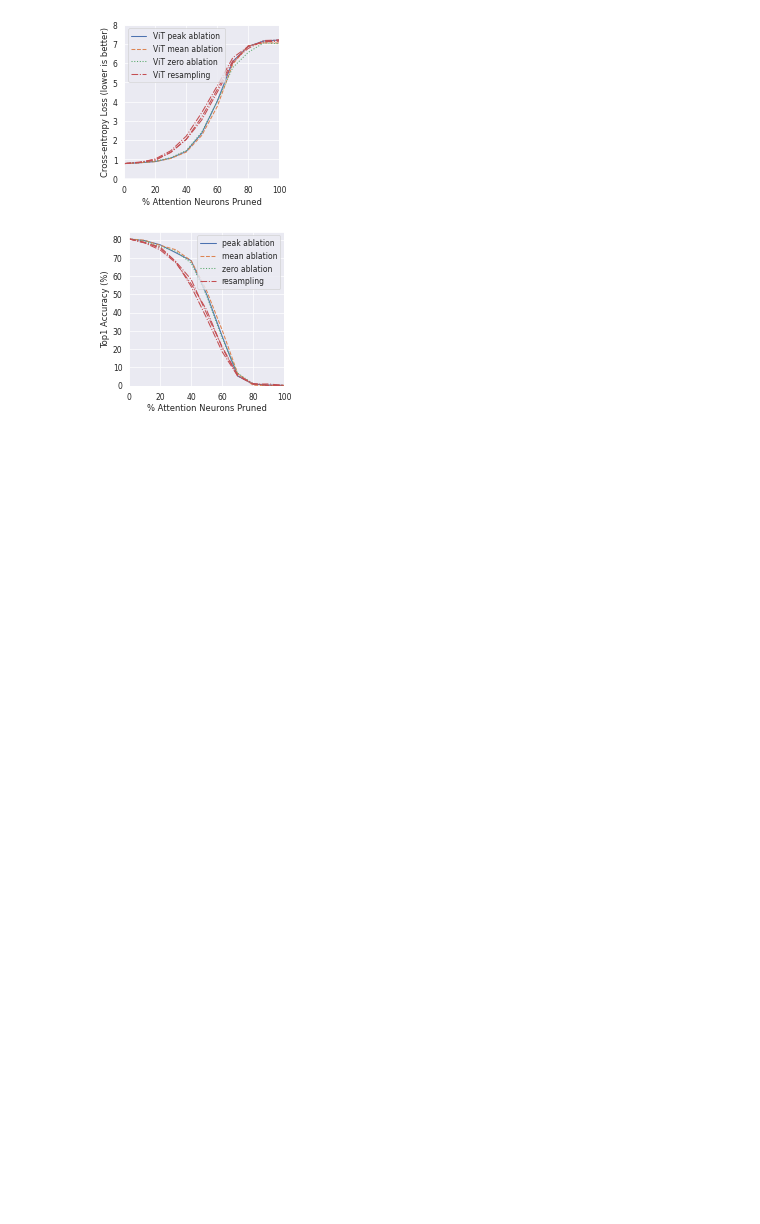
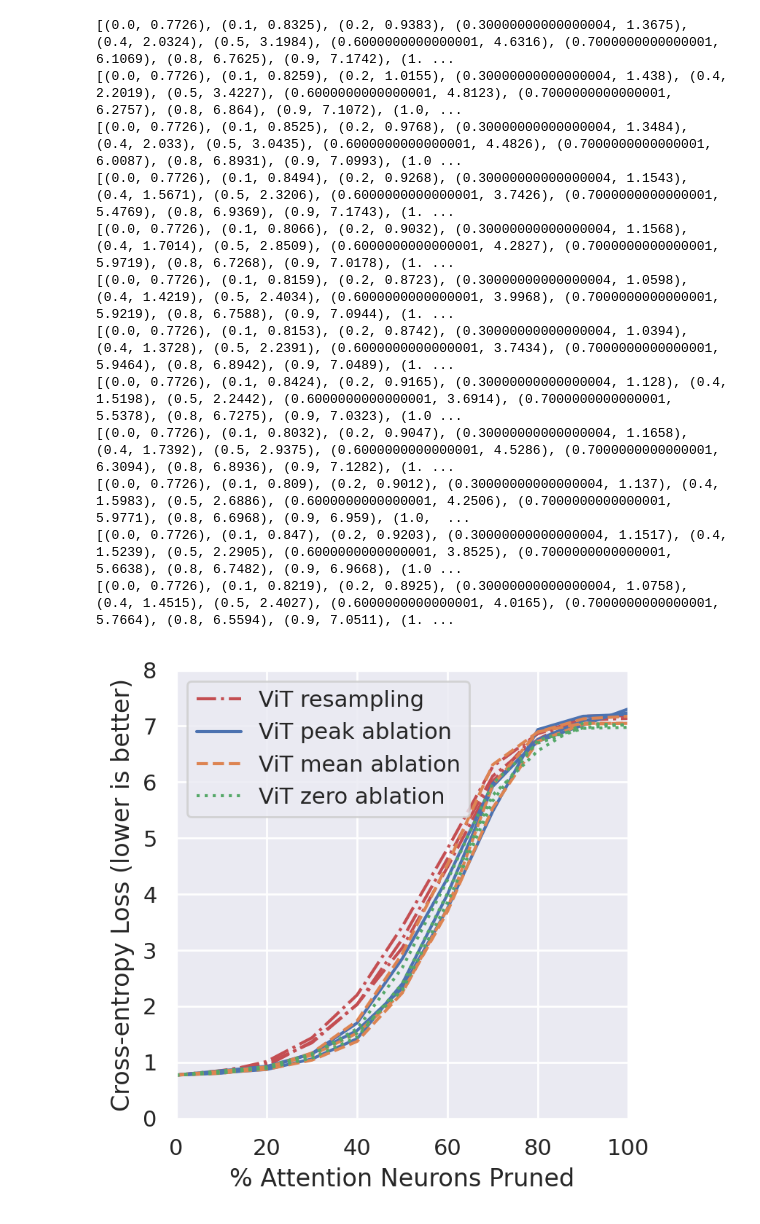
Before and after one commit to nickypro/notebooks, a Jupyter notebook: result-analysis/analyse-peak-results.ipynb, the cells around one changed output. Saved outputs shown, nothing was run; the diff lists cells and outputs as text; code cells hidden in the pictures; blank space fills up the shorter version.

```diff
--- a/result-analysis/analyse-peak-results.ipynb
+++ b/result-analysis/analyse-peak-results.ipynb
@@ -9,7 +9,7 @@ import numpy as np
 sns.set_theme()
 
 # set matplotlib dpi to 200 to make the images bigger
-plt.rcParams['figure.dpi'] = 50
+plt.rcParams['figure.dpi'] = 200
 wandb_cache = {}
 # %%
 metric_map = {"base": "Top1", "topk": "Top10", "skip": "Skip50-Top1", "topk_skip": "Skip50-Top10", "loss": "Loss", "perplexity": "Perplexity"}
@@ -171,14 +280,22 @@ plt.show()
 # %%
 peak_runs = [
-    "https://wandb.ai/seperability/nicky-peaks-test/runs/2ew9tibt"
+    # "https://wandb.ai/seperability/nicky-peaks-test/runs/2ew9tibt"
+    "https://wandb.ai/seperability/skylar-tests/runs/xboyc2n5",
+    "https://wandb.ai/seperability/skylar-tests/runs/cfsm4ovh",
+    "https://wandb.ai/seperability/skylar-tests/runs/dntbyhlv",
 ]
 
 zero_runs = [
-    "https://wandb.ai/seperability/nicky-peaks-test/runs/hxd3k4b0",
+    # "https://wandb.ai/seperability/nicky-peaks-test/runs/hxd3k4b0",
+    "https://wandb.ai/seperability/skylar-tests/runs/s61s2b3m",
+    "https://wandb.ai/seperability/skylar-tests/runs/h9okljus",
+    "https://wandb.ai/seperability/skylar-tests/runs/ozk64nau",
 ]
 
 mean_runs = [
     "https://wandb.ai/seperability/nicky-peaks-test/runs/bunfnz1s",
+    "https://wandb.ai/seperability/skylar-tests/runs/u7bfg9h7",
+    "https://wandb.ai/seperability/skylar-tests/runs/7dm60i7h"
 ]
 
 resampling_runs = [
@@ -189,41 +306,52 @@ resampling_runs = [
 
 plt.figure(figsize=(4,4))
 metric = "loss"
+for i, x in enumerate(resampling_runs):
+    label = "ViT resampling" if i == 0 else ""
+    plot_frac_pruned(WandbRunData(x), metric, linestyle="-.", color="C3", label=label)
 for i, x in enumerate(peak_runs):
     label = "ViT peak ablation" if i == 0 else ""
     plot_frac_pruned(WandbRunData(x), metric, color="C0", label=label)
 for i, x in enumerate(mean_runs):
     label = "ViT mean ablation" if i == 0 else ""
     plot_frac_pruned(WandbRunData(x), metric, linestyle="--", color="C1", label=label)
 for i, x in enumerate(zero_runs):
     label = "ViT zero ablation" if i == 0 else ""
     plot_frac_pruned(WandbRunData(x), metric, linestyle=":", color="C2", label=label)
-for i, x in enumerate(resampling_runs):
-    label = "ViT resampling" if i == 0 else ""
-    plot_frac_pruned(WandbRunData(x), metric, linestyle="-.", color="C3", label=label)
 plt.ylim(None, 8)
 plt.ylabel("Cross-entropy Loss (lower is better)")
 plt.title("")
 plt.show()
 
 plt.figure(figsize=(4,4))
 metric = "base"
+for i, x in enumerate(resampling_runs):
+    label = "resampling" if i == 0 else ""
+    plot_frac_pruned(WandbRunData(x), metric, linestyle="-.", color="C3", label=label)
 for i, x in enumerate(peak_runs):
     label = "peak ablation" if i == 0 else ""
     plot_frac_pruned(WandbRunData(x), metric, color="C0", label=label)
 for i, x in enumerate(mean_runs):
     label = "mean ablation" if i == 0 else ""
     plot_frac_pruned(WandbRunData(x), metric, linestyle="--", color="C1", label=label)
 for i, x in enumerate(zero_runs):
     label = "zero ablation" if i == 0 else ""
     plot_frac_pruned(WandbRunData(x), metric, linestyle=":", color="C2", label=label)
-for i, x in enumerate(resampling_runs):
-    label = "resampling" if i == 0 else ""
-    plot_frac_pruned(WandbRunData(x), metric, linestyle="-.", color="C3", label=label)
 plt.ylim(None, None)
 plt.ylabel("Top1 Accuracy (%)")
 plt.title("")
 plt.show()
 # %% [output]
+[(0.0, 0.7726), (0.1, 0.8325), (0.2, 0.9383), (0.30000000000000004, 1.3675), (0.4, 2.0324), (0.5, 3.1984), (0.6000000000000001, 4.6316), (0.7000000000000001, 6.1069), (0.8, 6.7625), (0.9, 7.1742), (1. ...
+[(0.0, 0.7726), (0.1, 0.8259), (0.2, 1.0155), (0.30000000000000004, 1.438), (0.4, 2.2019), (0.5, 3.4227), (0.6000000000000001, 4.8123), (0.7000000000000001, 6.2757), (0.8, 6.864), (0.9, 7.1072), (1.0, ...
+[(0.0, 0.7726), (0.1, 0.8525), (0.2, 0.9768), (0.30000000000000004, 1.3484), (0.4, 2.033), (0.5, 3.0435), (0.6000000000000001, 4.4826), (0.7000000000000001, 6.0087), (0.8, 6.8931), (0.9, 7.0993), (1.0 ...
+[(0.0, 0.7726), (0.1, 0.8494), (0.2, 0.9268), (0.30000000000000004, 1.1543), (0.4, 1.5671), (0.5, 2.3206), (0.6000000000000001, 3.7426), (0.7000000000000001, 5.4769), (0.8, 6.9369), (0.9, 7.1743), (1. ...
+[(0.0, 0.7726), (0.1, 0.8066), (0.2, 0.9032), (0.30000000000000004, 1.1568), (0.4, 1.7014), (0.5, 2.8509), (0.6000000000000001, 4.2827), (0.7000000000000001, 5.9719), (0.8, 6.7268), (0.9, 7.0178), (1. ...
+[(0.0, 0.7726), (0.1, 0.8159), (0.2, 0.8723), (0.30000000000000004, 1.0598), (0.4, 1.4219), (0.5, 2.4034), (0.6000000000000001, 3.9968), (0.7000000000000001, 5.9219), (0.8, 6.7588), (0.9, 7.0944), (1. ...
+[(0.0, 0.7726), (0.1, 0.8153), (0.2, 0.8742), (0.30000000000000004, 1.0394), (0.4, 1.3728), (0.5, 2.2391), (0.6000000000000001, 3.7434), (0.7000000000000001, 5.9464), (0.8, 6.8942), (0.9, 7.0489), (1. ...
+[(0.0, 0.7726), (0.1, 0.8424), (0.2, 0.9165), (0.30000000000000004, 1.128), (0.4, 1.5198), (0.5, 2.2442), (0.6000000000000001, 3.6914), (0.7000000000000001, 5.5378), (0.8, 6.7275), (0.9, 7.0323), (1.0 ...
+[(0.0, 0.7726), (0.1, 0.8032), (0.2, 0.9047), (0.30000000000000004, 1.1658), (0.4, 1.7392), (0.5, 2.9375), (0.6000000000000001, 4.5286), (0.7000000000000001, 6.3094), (0.8, 6.8936), (0.9, 7.1282), (1. ...
+[(0.0, 0.7726), (0.1, 0.809), (0.2, 0.9012), (0.30000000000000004, 1.137), (0.4, 1.5983), (0.5, 2.6886), (0.6000000000000001, 4.2506), (0.7000000000000001, 5.9771), (0.8, 6.6968), (0.9, 6.959), (1.0,  ...
+[(0.0, 0.7726), (0.1, 0.847), (0.2, 0.9203), (0.30000000000000004, 1.1517), (0.4, 1.5239), (0.5, 2.2905), (0.6000000000000001, 3.8525), (0.7000000000000001, 5.6638), (0.8, 6.7482), (0.9, 6.9668), (1.0 ...
+[(0.0, 0.7726), (0.1, 0.8219), (0.2, 0.8925), (0.30000000000000004, 1.0758), (0.4, 1.4515), (0.5, 2.4027), (0.6000000000000001, 4.0165), (0.7000000000000001, 5.7664), (0.8, 6.5594), (0.9, 7.0511), (1. ...
-[figure, old version]
+[figure, new version]
-[figure, removed]
```
Also changed, not shown: parts of 9 cells of this notebook, 6 other files.
